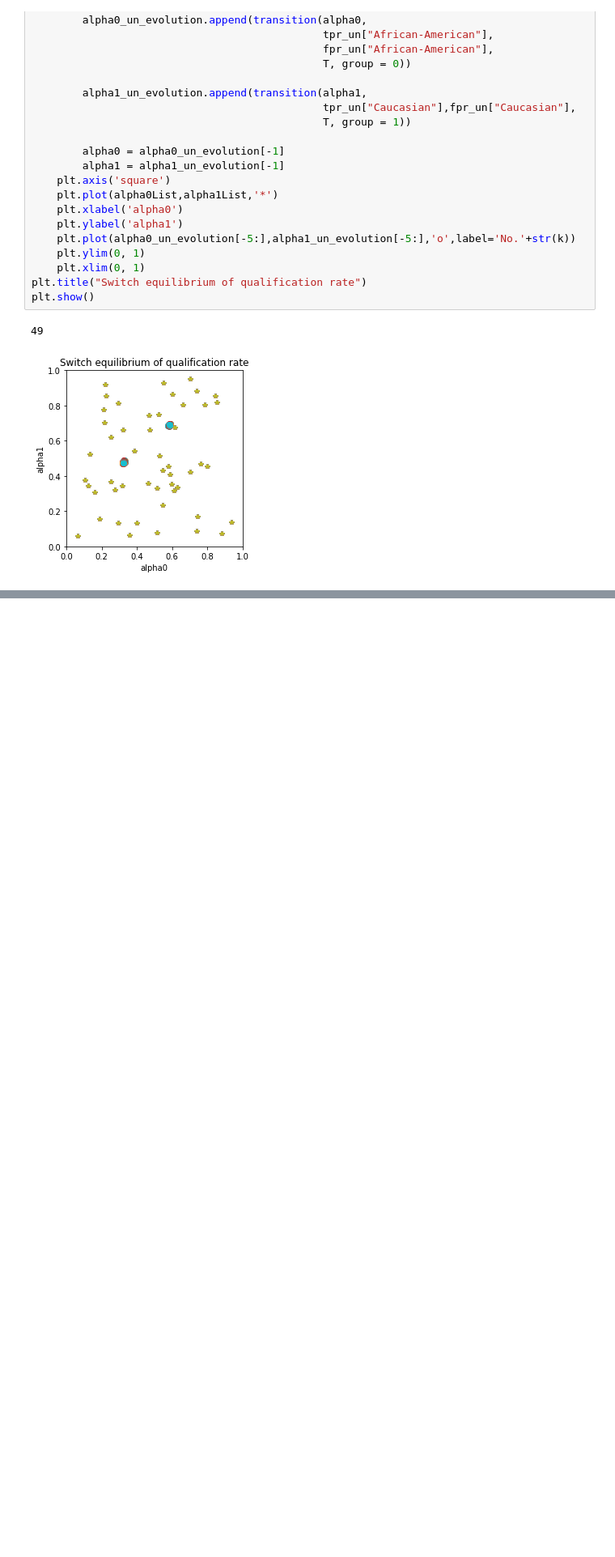
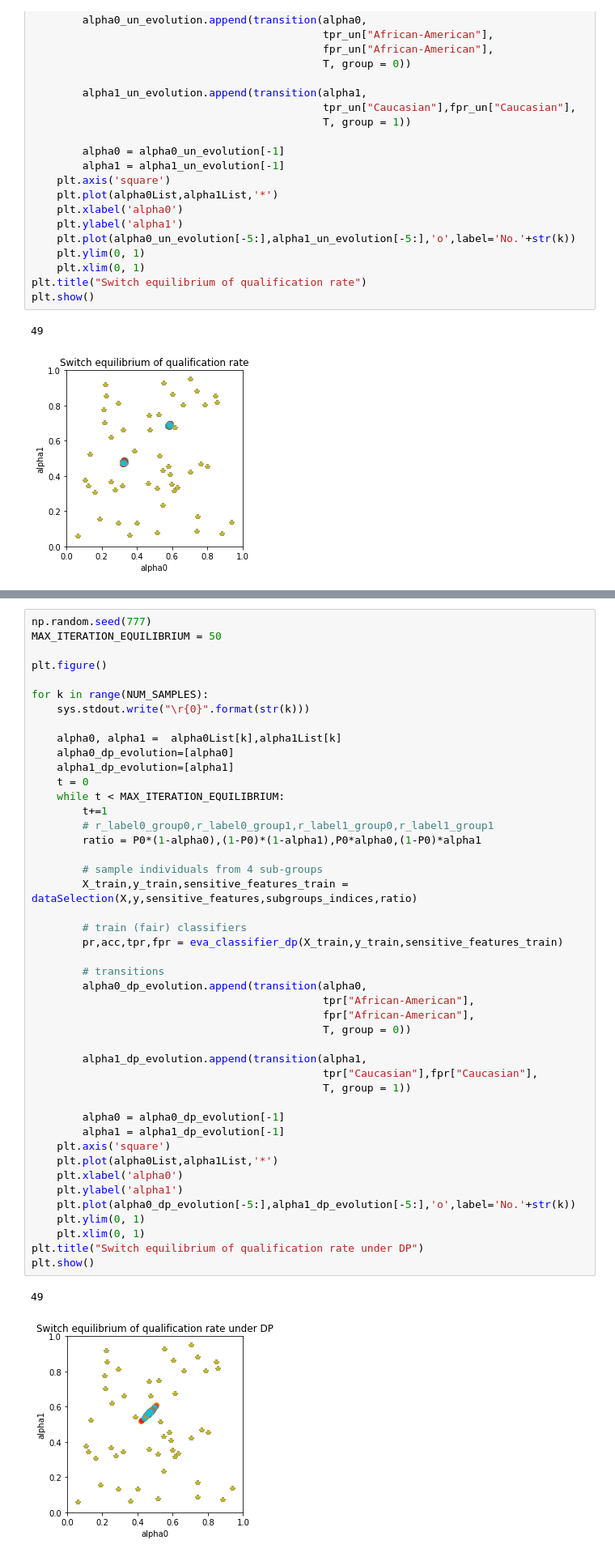
Before and after one commit to TURuibo/long-term-impact-of-fairness-constraints, a Jupyter notebook: COMPAS_dynamics.ipynb, the cells around one changed output, grey strips where cells are left out. Shown at 81% size. Cells and saved outputs as stored; diff of their text form; blank space fills up the shorter version.

```diff
--- a/COMPAS_dynamics.ipynb
+++ b/COMPAS_dynamics.ipynb
@@ -157,0 +207,48 @@ plt.show()
+# %%
+np.random.seed(777)
+MAX_ITERATION_EQUILIBRIUM = 50
+
+plt.figure()
+
+for k in range(NUM_SAMPLES):
+    sys.stdout.write("\r{0}".format(str(k)))
+
+    alpha0, alpha1 =  alpha0List[k],alpha1List[k]
+    alpha0_dp_evolution=[alpha0]
+    alpha1_dp_evolution=[alpha1]
+    t = 0
+    while t < MAX_ITERATION_EQUILIBRIUM:
+        t+=1
+        # r_label0_group0,r_label0_group1,r_label1_group0,r_label1_group1
+        ratio = P0*(1-alpha0),(1-P0)*(1-alpha1),P0*alpha0,(1-P0)*alpha1
+
+        # sample individuals from 4 sub-groups
+        X_train,y_train,sensitive_features_train = dataSelection(X,y,sensitive_features,subgroups_indices,ratio)
+
+        # train (fair) classifiers
+        pr,acc,tpr,fpr = eva_classifier_dp(X_train,y_train,sensitive_features_train)
+
+        # transitions
+        alpha0_dp_evolution.append(transition(alpha0,
+                                              tpr["African-American"],
+                                              fpr["African-American"],
+                                              T, group = 0))
+
+        alpha1_dp_evolution.append(transition(alpha1,
+                                              tpr["Caucasian"],fpr["Caucasian"],
+                                              T, group = 1))
+
+        alpha0 = alpha0_dp_evolution[-1]
+        alpha1 = alpha1_dp_evolution[-1]
+    plt.axis('square')
+    plt.plot(alpha0List,alpha1List,'*')
+    plt.xlabel('alpha0')
+    plt.ylabel('alpha1')
+    plt.plot(alpha0_dp_evolution[-5:],alpha1_dp_evolution[-5:],'o',label='No.'+str(k))
+    plt.ylim(0, 1)
+    plt.xlim(0, 1)
+plt.title("Switch equilibrium of qualification rate under DP")
+plt.show()
+# %% [output]
+49
+[figure, added]
```
Also changed, not shown: parts of 6 cells of this notebook, 1 other file.
